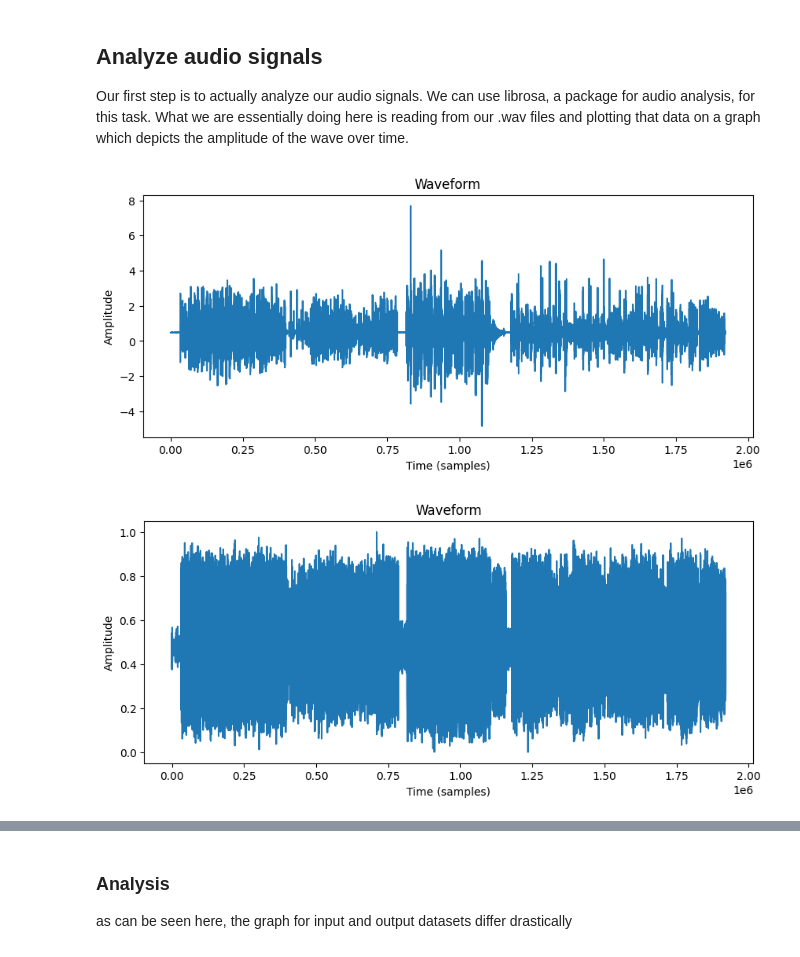
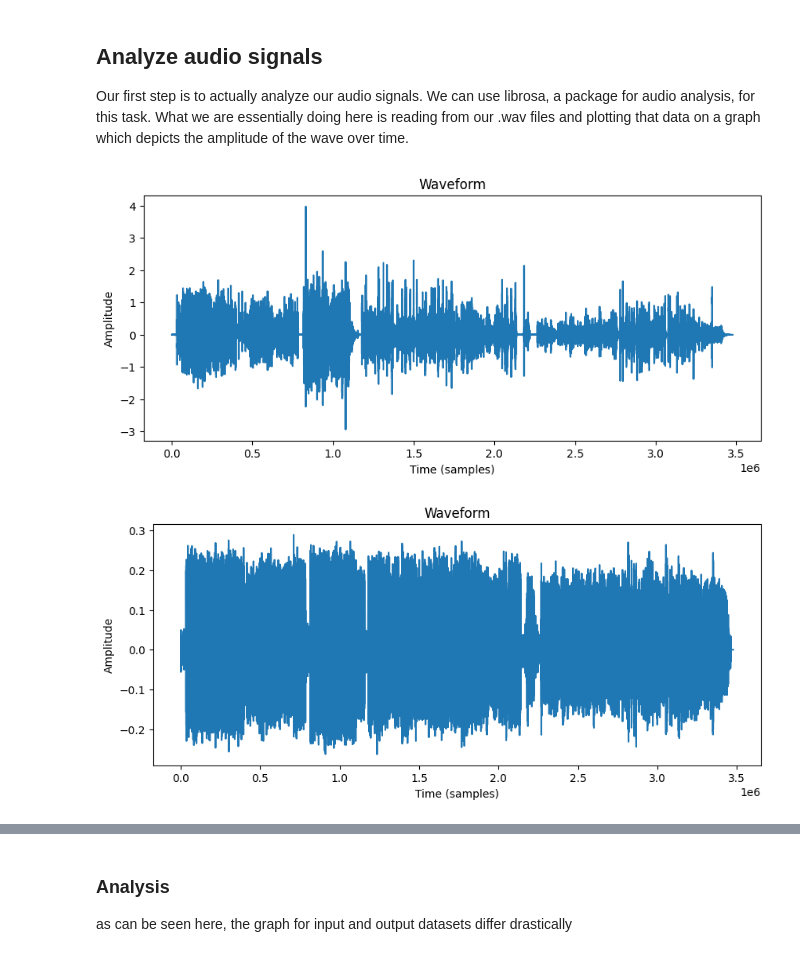
Before and after one commit to KshitijKapoor8/guitar-pedal-ml, a Jupyter notebook: Project.ipynb, the cells around one changed output, grey strips where cells are left out. Saved outputs shown, nothing was run; the diff lists cells and outputs as text; code cells hidden in the pictures.

```diff
--- a/Project.ipynb
+++ b/Project.ipynb
@@ -58,38 +58,25 @@ Our first step is to actually analyze our audio signals. We can use librosa, a p
 # %%
 # data exploration to expand on later
 def load_audio(file_path: str) -> tuple:
     audio_signal, sampling_rate = librosa.load(file_path, sr=None)
     return audio_signal, sampling_rate
 
 def plot_waveform(wave: np.ndarray) -> None:
     # Plot the waveform
     plt.figure(figsize=(10, 4))
     plt.plot(wave)
     plt.title("Waveform")
     plt.xlabel("Time (samples)")
     plt.ylabel("Amplitude")
     plt.show()
 
 LENGTH_OF_TRAIN = 120
 
 inp_audio_signal, inp_sampling_rate = load_audio("./input-new.wav")
 out_audio_signal, out_sampling_rate = load_audio("./target-new.wav")
 
-inp_audio_signal = inp_audio_signal[:inp_sampling_rate * LENGTH_OF_TRAIN]
-out_audio_signal = out_audio_signal[:out_sampling_rate * LENGTH_OF_TRAIN]
-
-inp_audio_signal_testset = inp_audio_signal[inp_sampling_rate * LENGTH_OF_TRAIN:]
-out_audio_signal_testset = out_audio_signal[out_sampling_rate * LENGTH_OF_TRAIN:]
-
-# normalize the audio signals
-output_min = min(out_audio_signal)
-output_max = max(out_audio_signal)
-
-inp_audio_signal = (inp_audio_signal - output_min) / (output_max - output_min)
-out_audio_signal = (out_audio_signal - output_min) / (output_max - output_min)
-
 plot_waveform(inp_audio_signal)
 plot_waveform(out_audio_signal)
 # %% [output]
-[figure, old version]
+[figure, new version]
-[figure, old version]
+[figure, new version]
```
Also changed, not shown: parts of 12 cells of this notebook, 6 other files.
